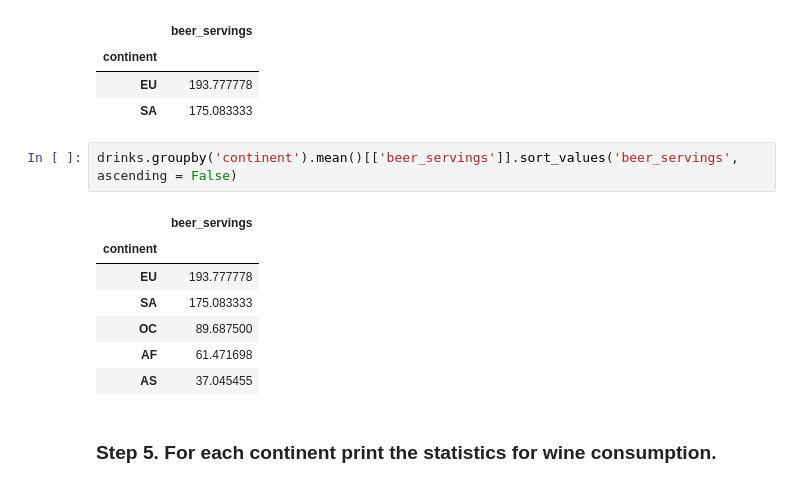
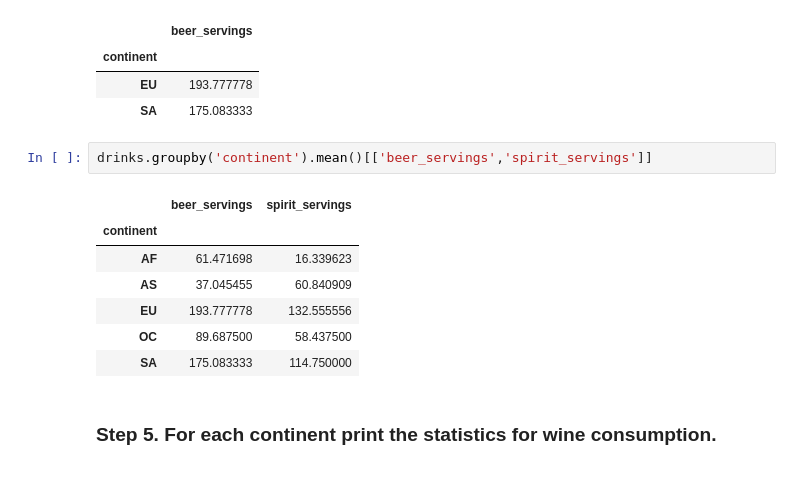
Before and after one commit to jzhang1031/pandas_exercises, a Jupyter notebook: 03_Grouping/Alcohol_Consumption*/Exercise.ipynb, the cells around one changed output. Saved outputs shown, nothing was run; the diff lists cells and outputs as text.

```diff
--- a/03_Grouping/Alcohol_Consumption*/Exercise.ipynb
+++ b/03_Grouping/Alcohol_Consumption*/Exercise.ipynb
@@ -37,15 +37,15 @@ pd_ave[pd_ave['beer_servings']>ave]
 | EU | 193.777778 |
 | SA | 175.083333 |
 # %%
-drinks.groupby('continent').mean()[['beer_servings']].sort_values('beer_servings', ascending = False)
+drinks.groupby('continent').mean()[['beer_servings','spirit_servings']]
 # %% [output]
-|  | beer_servings |
-| continent |  |
-| EU | 193.777778 |
-| SA | 175.083333 |
-| OC | 89.687500 |
-| AF | 61.471698 |
-| AS | 37.045455 |
+|  | beer_servings | spirit_servings |
+| continent |  |  |
+| AF | 61.471698 | 16.339623 |
+| AS | 37.045455 | 60.840909 |
+| EU | 193.777778 | 132.555556 |
+| OC | 89.687500 | 58.437500 |
+| SA | 175.083333 | 114.750000 |
 # %% [markdown]
 ### Step 5. For each continent print the statistics for wine consumption.
 # %%
```
Also changed, not shown: 26 other files.
